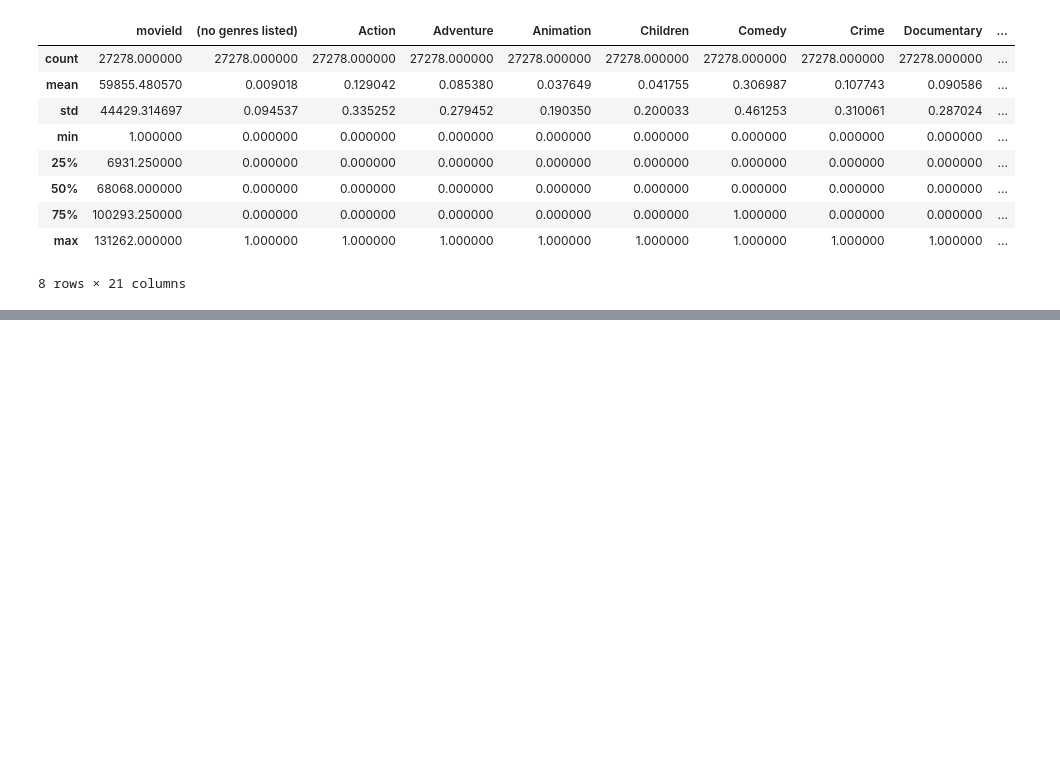
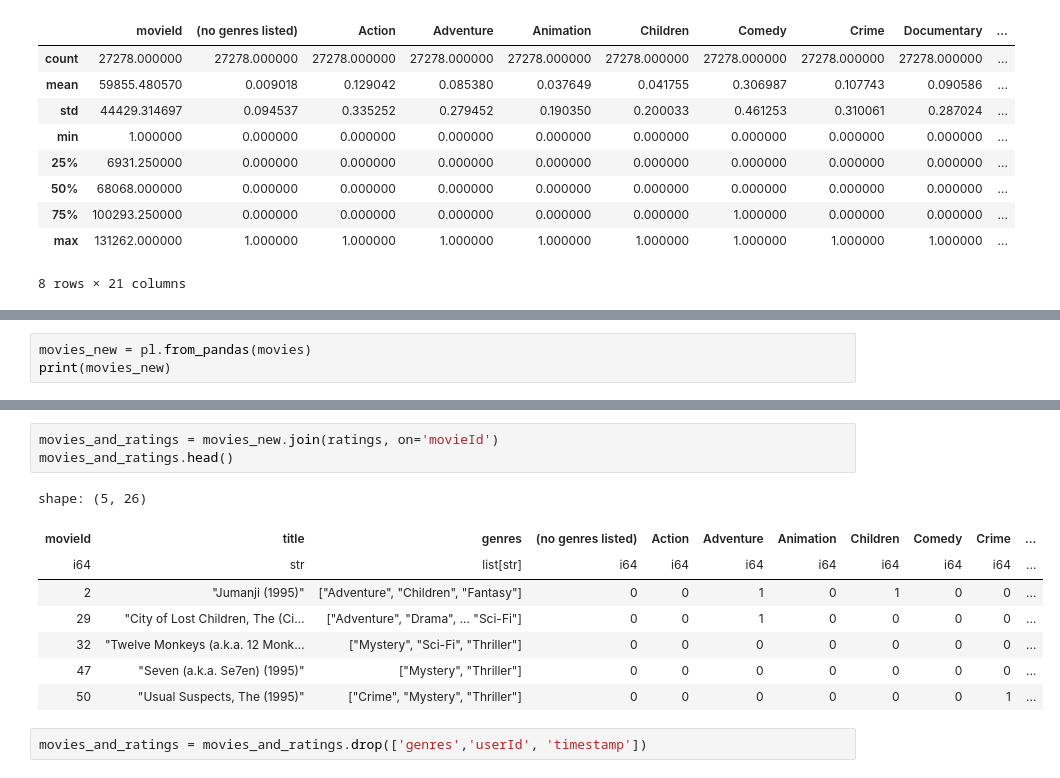
Before and after one commit to Soham-KT/Minor-Project-Personalised-Recommendation-System, a Jupyter notebook: Recommendation Engine/analysis.ipynb, the cells around one changed output, grey strips where cells are left out. Drawn from its saved outputs; the diff is of its cells as text; blank space fills up the shorter version.

```diff
--- a/Recommendation Engine/analysis.ipynb
+++ b/Recommendation Engine/analysis.ipynb
@@ -219,0 +197,3 @@ movies_and_ratings[(movies_and_ratings['rating'] == 5.0) & (movies_and_ratings['
+# %%
+movies_new = pl.from_pandas(movies)
+print(movies_new)
@@ -219,0 +218,14 @@ movies_and_ratings[(movies_and_ratings['rating'] == 5.0) & (movies_and_ratings['
+# %%
+movies_and_ratings = movies_new.join(ratings, on='movieId')
+movies_and_ratings.head()
+# %% [output]
+shape: (5, 26)
+| movieId | title | genres | (no genres listed) | Action | Adventure | Animation | Children | Comedy | Crime | ... |
+| i64 | str | list[str] | i64 | i64 | i64 | i64 | i64 | i64 | i64 | ... |
+| 2 | "Jumanji (1995)" | ["Adventure", "Children", "Fantasy"] | 0 | 0 | 1 | 0 | 1 | 0 | 0 | ... |
+| 29 | "City of Lost Children, The (Ci… | ["Adventure", "Drama", … "Sci-Fi"] | 0 | 0 | 1 | 0 | 0 | 0 | 0 | ... |
+| 32 | "Twelve Monkeys (a.k.a. 12 Monk… | ["Mystery", "Sci-Fi", "Thriller"] | 0 | 0 | 0 | 0 | 0 | 0 | 0 | ... |
+| 47 | "Seven (a.k.a. Se7en) (1995)" | ["Mystery", "Thriller"] | 0 | 0 | 0 | 0 | 0 | 0 | 0 | ... |
+| 50 | "Usual Suspects, The (1995)" | ["Crime", "Mystery", "Thriller"] | 0 | 0 | 0 | 0 | 0 | 0 | 1 | ... |
+# %%
+movies_and_ratings = movies_and_ratings.drop(['genres','userId', 'timestamp'])
```
Also changed, not shown: parts of 8 cells of this notebook.
